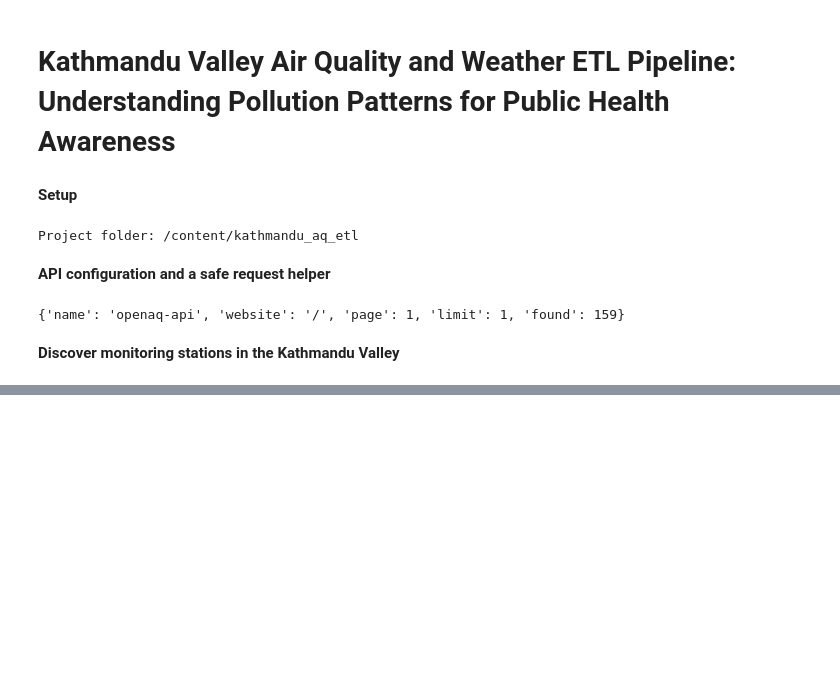
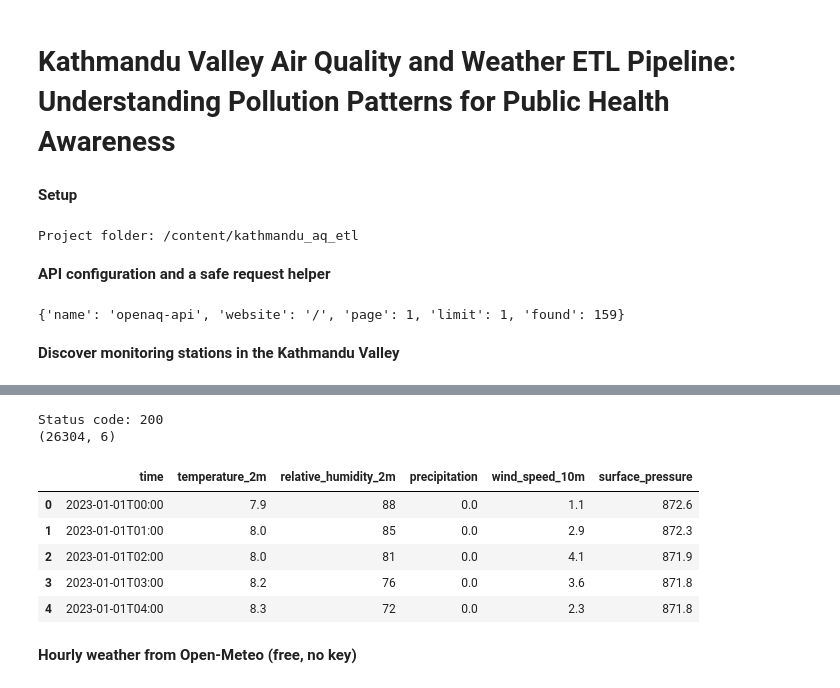
Before and after one commit to KingsWorkflow/KtmAir-Quality-and-Weather-ETL-Pipeline, a Jupyter notebook: DataAnalaysisFInalProject.ipynb, the cells around one changed output, grey strips where cells are left out. Saved outputs shown, nothing was run; the diff lists cells and outputs as text; code cells hidden in the pictures; blank space fills up the shorter version.

```diff
--- a/DataAnalaysisFInalProject.ipynb
+++ b/DataAnalaysisFInalProject.ipynb
@@ -231,0 +239,38 @@ sensor 14974921 | Tripureshowr (SC-24)- GD Labs | pm25: 0 rows
+# %%
+url = "https://archive-api.open-meteo.com/v1/archive"
+
+params = {
+    "latitude": 27.7172,          # Kathmandu
+    "longitude": 85.3240,
+    "start_date": "2023-01-01",
+    "end_date": "2025-12-31",
+    "hourly": "temperature_2m,relative_humidity_2m,precipitation,wind_speed_10m,surface_pressure",
+    "timezone": "Asia/Kathmandu"
+}
+
+response = requests.get(url, params=params, timeout=120)
+print("Status code:", response.status_code)
+
+weather_json = response.json()
+
+# Save the original response first (raw data stays untouched)
+with open(RAW / "weather_raw.json", "w") as f:
+    json.dump(weather_json, f)
+
+# Convert to a DataFrame and save as CSV
+weather_raw = pd.DataFrame(weather_json["hourly"])
+weather_raw.to_csv(RAW / "weather_raw.csv", index=False)
+
+print(weather_raw.shape)
+weather_raw.head()
+# %% [output]
+Status code: 200
+(26304, 6)
+|  | time | temperature_2m | relative_humidity_2m | precipitation | wind_speed_10m | surface_pressure |
+| 0 | 2023-01-01T00:00 | 7.9 | 88 | 0.0 | 1.1 | 872.6 |
+| 1 | 2023-01-01T01:00 | 8.0 | 85 | 0.0 | 2.9 | 872.3 |
+| 2 | 2023-01-01T02:00 | 8.0 | 81 | 0.0 | 4.1 | 871.9 |
+| 3 | 2023-01-01T03:00 | 8.2 | 76 | 0.0 | 3.6 | 871.8 |
+| 4 | 2023-01-01T04:00 | 8.3 | 72 | 0.0 | 2.3 | 871.8 |
+# %% [markdown]
+**Hourly weather from Open-Meteo (free, no key)**
```
Also changed, not shown: parts of 14 cells of this notebook.
